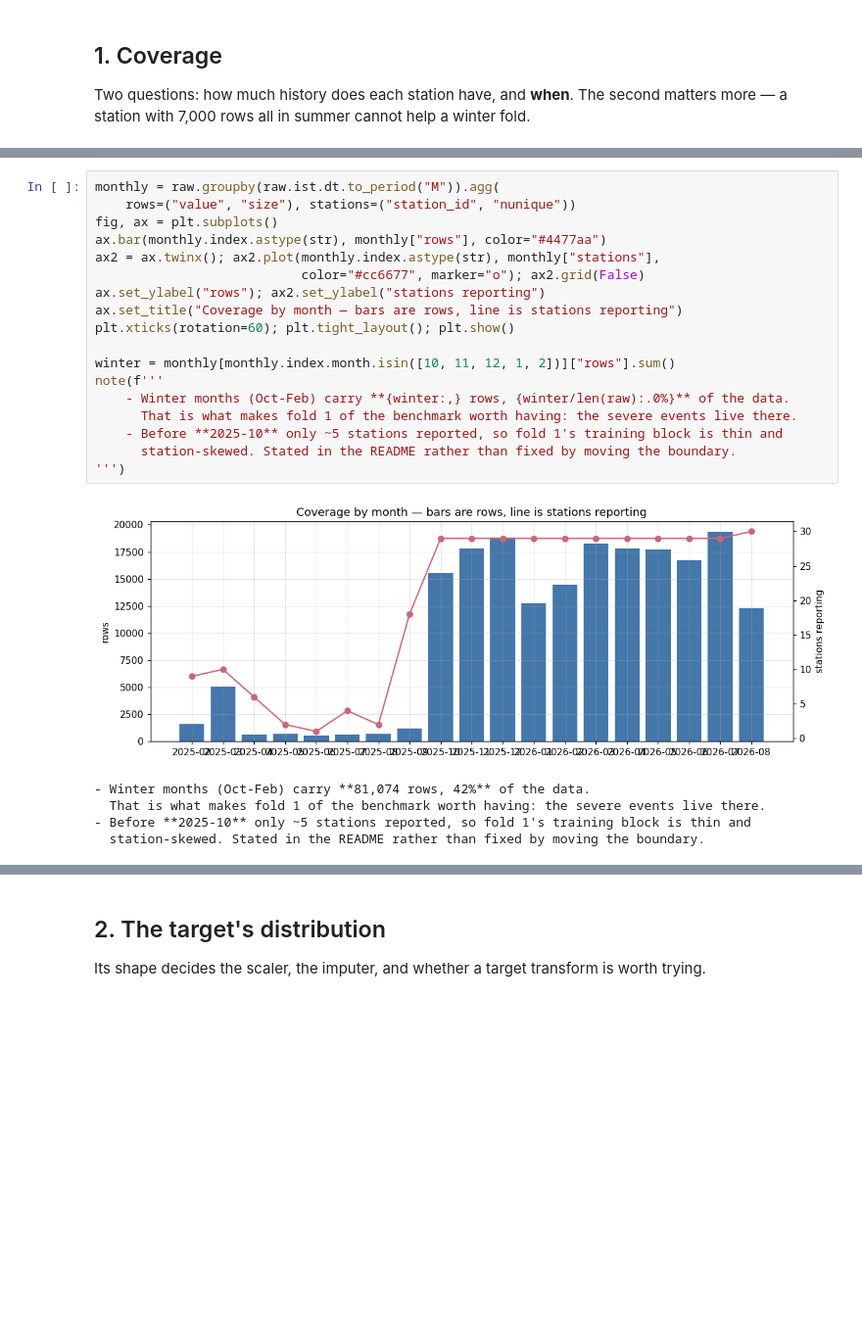
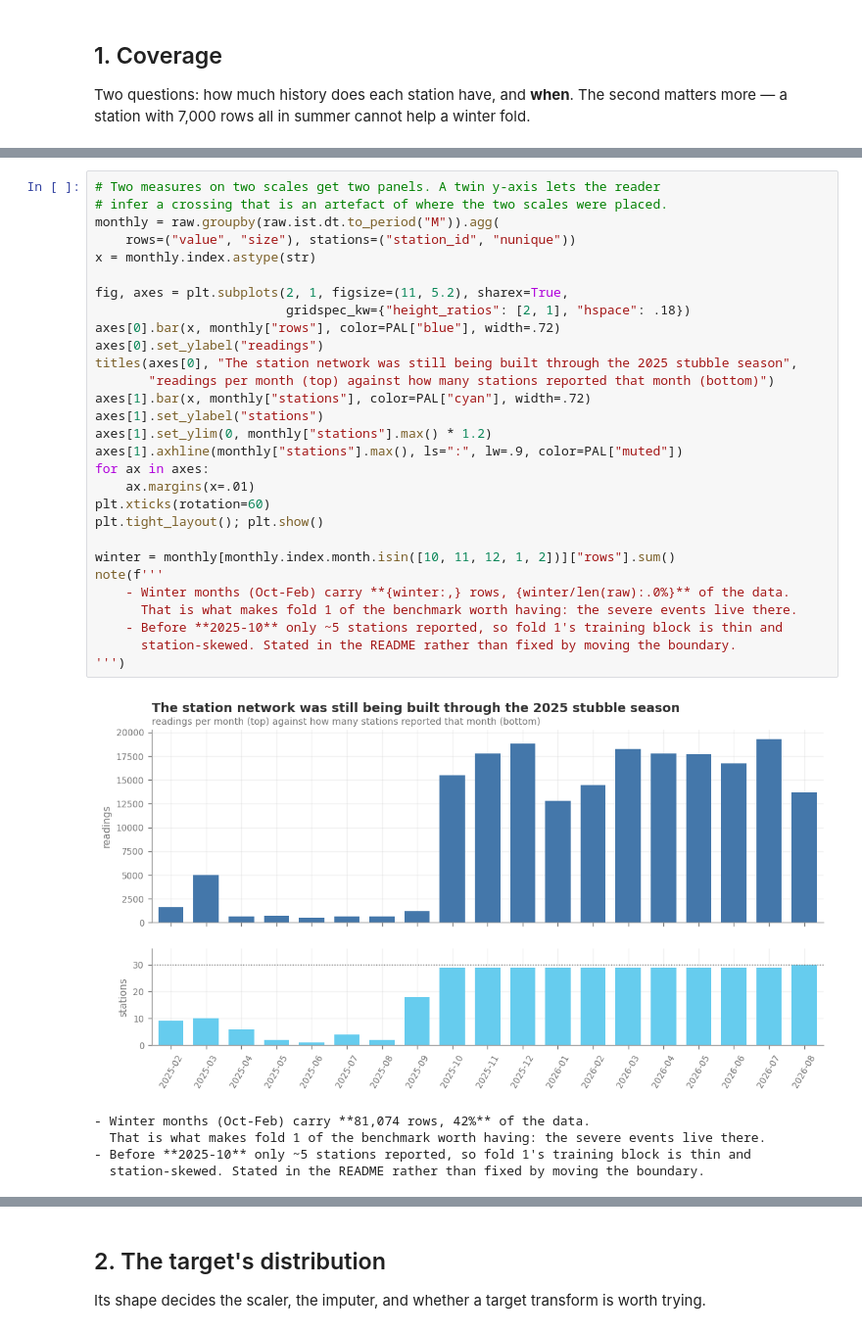
Before and after one commit to SUMEET1000/aqi-nowcast, a Jupyter notebook: notebooks/01_eda_cleaning.ipynb, the cells around one changed output, grey strips where cells are left out. Shown at 98% size. Cells and saved outputs as stored; diff of their text form; blank space fills up the shorter version.

```diff
--- a/notebooks/01_eda_cleaning.ipynb
+++ b/notebooks/01_eda_cleaning.ipynb
@@ -112,24 +148,35 @@ note(f'''
 - Median fill within a station's own span: **81.3%**
 # %%
+# Two measures on two scales get two panels. A twin y-axis lets the reader
+# infer a crossing that is an artefact of where the two scales were placed.
 monthly = raw.groupby(raw.ist.dt.to_period("M")).agg(
     rows=("value", "size"), stations=("station_id", "nunique"))
-fig, ax = plt.subplots()
-ax.bar(monthly.index.astype(str), monthly["rows"], color="#4477aa")
-ax2 = ax.twinx(); ax2.plot(monthly.index.astype(str), monthly["stations"],
-                           color="#cc6677", marker="o"); ax2.grid(False)
-ax.set_ylabel("rows"); ax2.set_ylabel("stations reporting")
-ax.set_title("Coverage by month — bars are rows, line is stations reporting")
-plt.xticks(rotation=60); plt.tight_layout(); plt.show()
+x = monthly.index.astype(str)
+
+fig, axes = plt.subplots(2, 1, figsize=(11, 5.2), sharex=True,
+                         gridspec_kw={"height_ratios": [2, 1], "hspace": .18})
+axes[0].bar(x, monthly["rows"], color=PAL["blue"], width=.72)
+axes[0].set_ylabel("readings")
+titles(axes[0], "The station network was still being built through the 2025 stubble season",
+       "readings per month (top) against how many stations reported that month (bottom)")
+axes[1].bar(x, monthly["stations"], color=PAL["cyan"], width=.72)
+axes[1].set_ylabel("stations")
+axes[1].set_ylim(0, monthly["stations"].max() * 1.2)
+axes[1].axhline(monthly["stations"].max(), ls=":", lw=.9, color=PAL["muted"])
+for ax in axes:
+    ax.margins(x=.01)
+plt.xticks(rotation=60)
+plt.tight_layout(); plt.show()
 
 winter = monthly[monthly.index.month.isin([10, 11, 12, 1, 2])]["rows"].sum()
 note(f'''
     - Winter months (Oct-Feb) carry **{winter:,} rows, {winter/len(raw):.0%}** of the data.
       That is what makes fold 1 of the benchmark worth having: the severe events live there.
     - Before **2025-10** only ~5 stations reported, so fold 1's training block is thin and
       station-skewed. Stated in the README rather than fixed by moving the boundary.
 ''')
 # %% [output]
-[figure, old version]
+[figure, new version]
 - Winter months (Oct-Feb) carry **81,074 rows, 42%** of the data.
   That is what makes fold 1 of the benchmark worth having: the severe events live there.
 - Before **2025-10** only ~5 stations reported, so fold 1's training block is thin and
```
Also changed, not shown: parts of 15 cells of this notebook, 2 other files.
